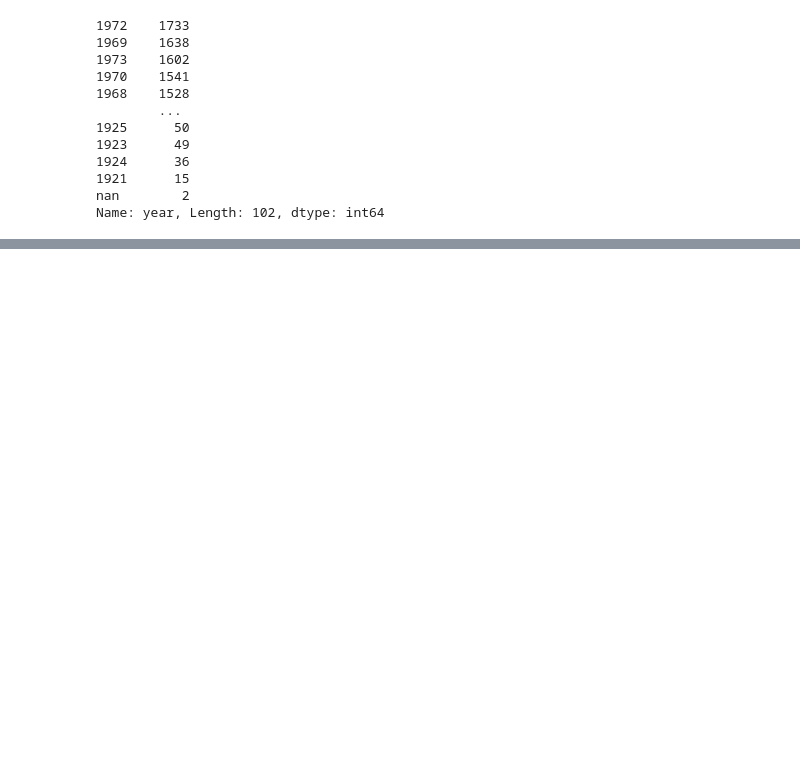
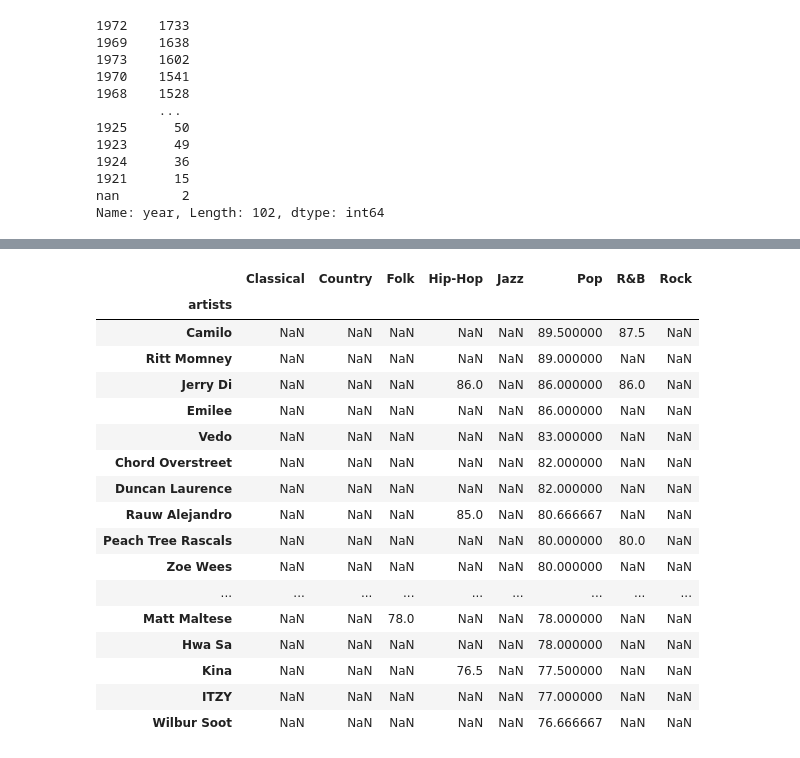
Before and after one commit to aftheiss/Music-of-Life---Project, a Jupyter notebook: spotify_starter.ipynb, the cells around one changed output, grey strips where cells are left out. Cells and saved outputs as stored; diff of their text form; code cells hidden in the pictures; blank space fills up the shorter version.

```diff
--- a/spotify_starter.ipynb
+++ b/spotify_starter.ipynb
@@ -355,0 +429,6 @@ Name: year, Length: 102, dtype: int64
+# %%
+genres_by_year_rating = artists_by_genre2.groupby(["genres","year"])["Popularity of Song"].mean()
+
+genre_ratings = genres_by_year_rating.unstack(level=0)
+genre_ratings.columns = [x for x in genre_ratings.columns]
+genre_ratings.head()
@@ -355,0 +540,5 @@ Name: year, Length: 102, dtype: int64
+# %%
+genre_artist_rating = artists_by_genre2.groupby(["genres","artists"])["Popularity of Song"].mean()
+artist_ratings = genre_artist_rating.unstack(level=0)
+artist_ratings.columns = [x for x in genre_ratings.columns]
+artist_ratings.head()
@@ -355,0 +569,21 @@ Name: year, Length: 102, dtype: int64
+# %%
+artist_ratings.sort_values('Pop', ascending=False).head(20)
+# %% [output]
+|  | Classical | Country | Folk | Hip-Hop | Jazz | Pop | R&B | Rock |
+| artists |  |  |  |  |  |  |  |  |
+| Camilo | NaN | NaN | NaN | NaN | NaN | 89.500000 | 87.5 | NaN |
+| Ritt Momney | NaN | NaN | NaN | NaN | NaN | 89.000000 | NaN | NaN |
+| Jerry Di | NaN | NaN | NaN | 86.0 | NaN | 86.000000 | 86.0 | NaN |
+| Emilee | NaN | NaN | NaN | NaN | NaN | 86.000000 | NaN | NaN |
+| Vedo | NaN | NaN | NaN | NaN | NaN | 83.000000 | NaN | NaN |
+| Chord Overstreet | NaN | NaN | NaN | NaN | NaN | 82.000000 | NaN | NaN |
+| Duncan Laurence | NaN | NaN | NaN | NaN | NaN | 82.000000 | NaN | NaN |
+| Rauw Alejandro | NaN | NaN | NaN | 85.0 | NaN | 80.666667 | NaN | NaN |
+| Peach Tree Rascals | NaN | NaN | NaN | NaN | NaN | 80.000000 | 80.0 | NaN |
+| Zoe Wees | NaN | NaN | NaN | NaN | NaN | 80.000000 | NaN | NaN |
+| ... | ... | ... | ... | ... | ... | ... | ... | ... |
+| Matt Maltese | NaN | NaN | 78.0 | NaN | NaN | 78.000000 | NaN | NaN |
+| Hwa Sa | NaN | NaN | NaN | NaN | NaN | 78.000000 | NaN | NaN |
+| Kina | NaN | NaN | NaN | 76.5 | NaN | 77.500000 | NaN | NaN |
+| ITZY | NaN | NaN | NaN | NaN | NaN | 77.000000 | NaN | NaN |
+| Wilbur Soot | NaN | NaN | NaN | NaN | NaN | 76.666667 | NaN | NaN |
```
Also changed, not shown: parts of 17 cells of this notebook, 14 other files.
